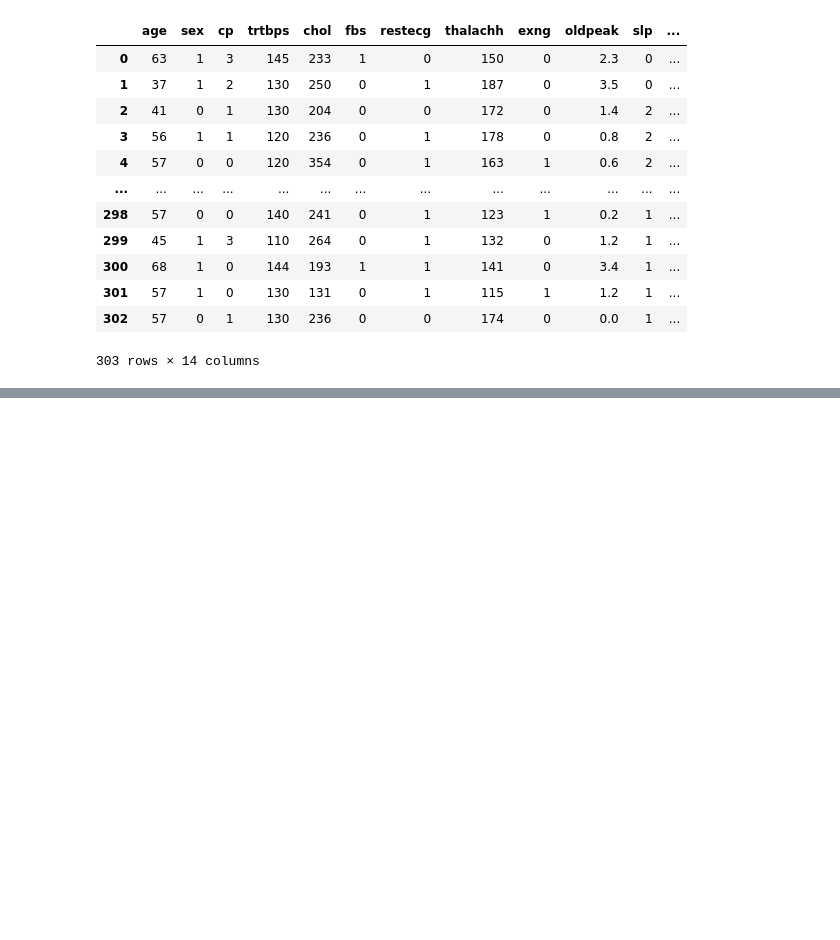
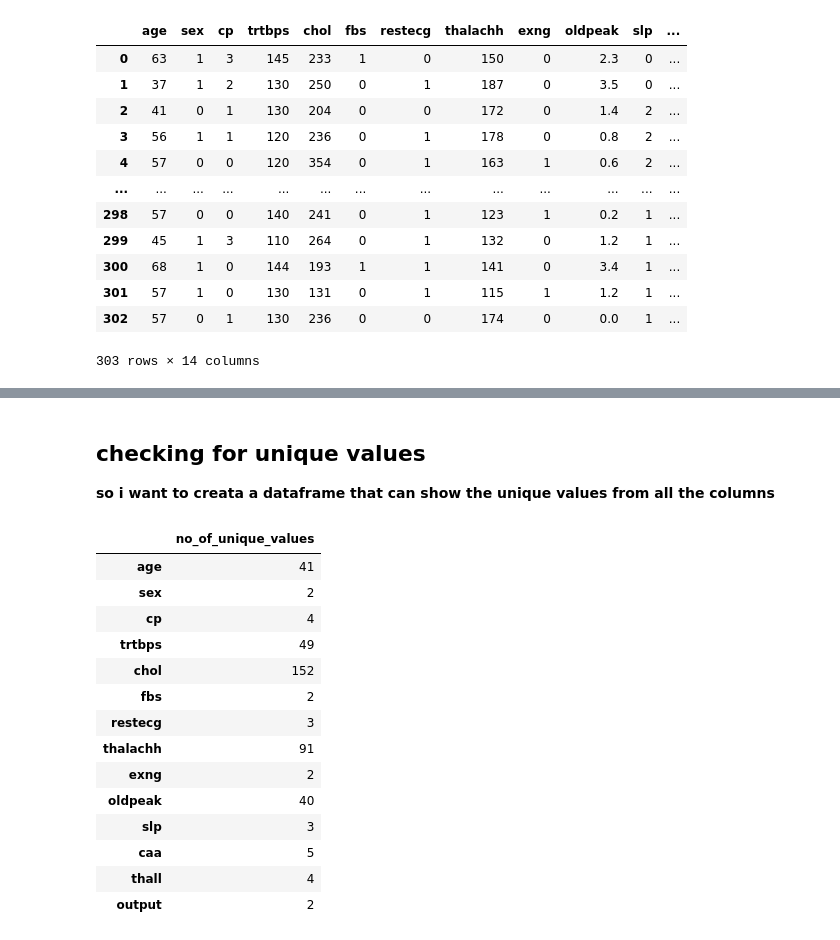
Before and after one commit to kumargautam02/machine_learning, a Jupyter notebook: Projects/heart_attack_analysis_project/main.ipynb, the cells around one changed output, grey strips where cells are left out. Cells and saved outputs as stored; diff of their text form; code cells hidden in the pictures; blank space fills up the shorter version.

```diff
--- a/Projects/heart_attack_analysis_project/main.ipynb
+++ b/Projects/heart_attack_analysis_project/main.ipynb
@@ -52,0 +87,24 @@ data
+# %% [markdown]
+## checking for unique values
+**so i want to creata a dataframe that can show the unique values from all the columns**
+# %%
+unique_values = []
+for i in data.columns:
+    unique_values.append(data[i].nunique())
+pd.DataFrame(unique_values, index = data.columns, columns=['no_of_unique_values'])
+# %% [output]
+|  | no_of_unique_values |
+| age | 41 |
+| sex | 2 |
+| cp | 4 |
+| trtbps | 49 |
+| chol | 152 |
+| fbs | 2 |
+| restecg | 3 |
+| thalachh | 91 |
+| exng | 2 |
+| oldpeak | 40 |
+| slp | 3 |
+| caa | 5 |
+| thall | 4 |
+| output | 2 |
```
Also changed, not shown: parts of 6 cells of this notebook, 1 other file.
